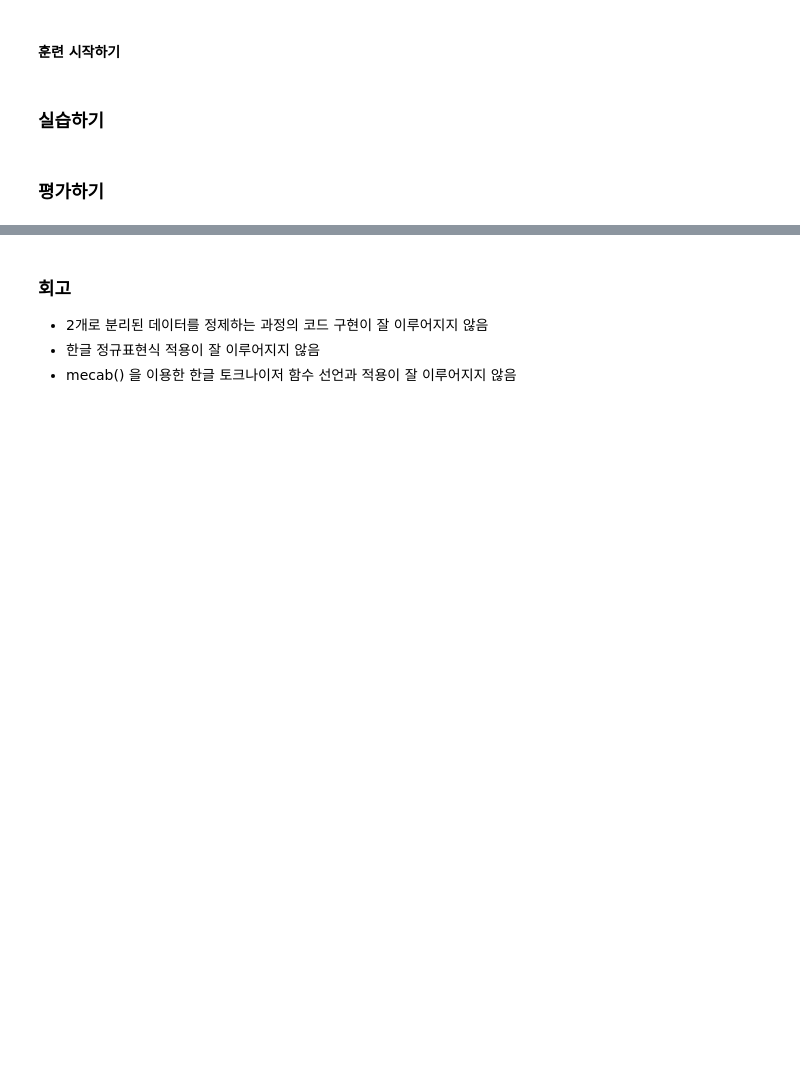
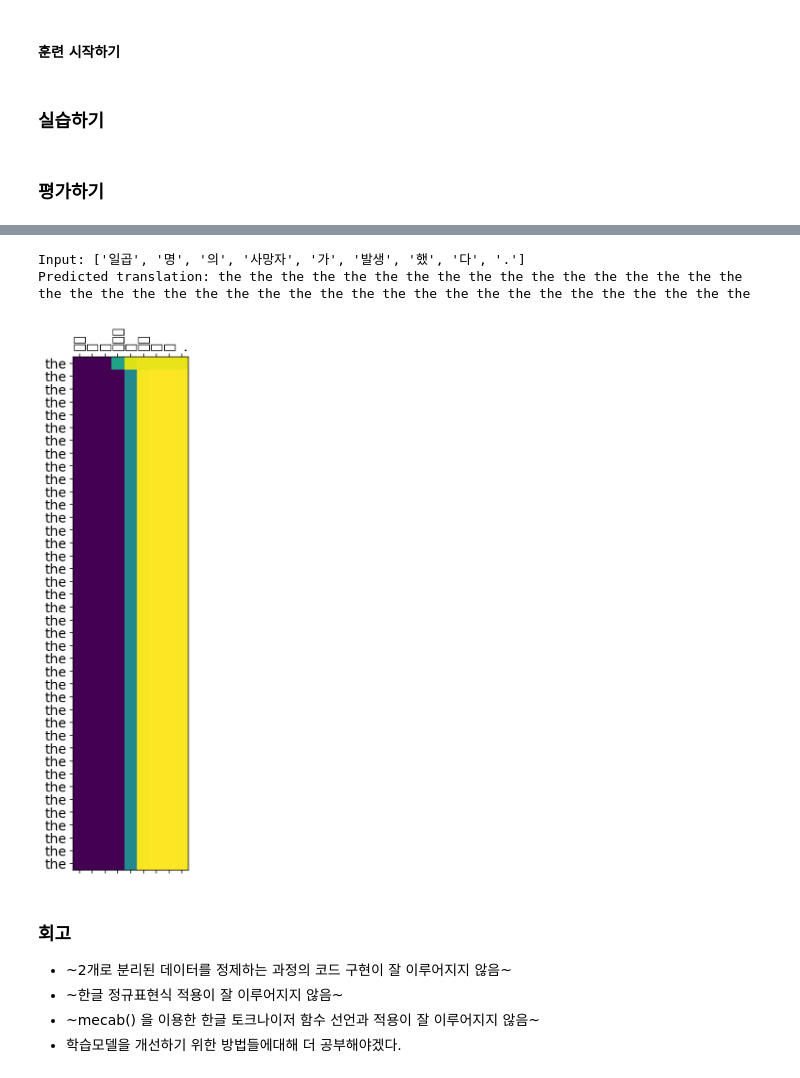
Before and after one commit to ixxxxu/deep_nlp, a Jupyter notebook: s2s_translation/s2s_translation.ipynb, the cells around one changed output, grey strips where cells are left out. Drawn from its saved outputs; the diff is of its cells as text; code cells hidden in the pictures; blank space fills up the shorter version.

```diff
--- a/s2s_translation/s2s_translation.ipynb
+++ b/s2s_translation/s2s_translation.ipynb
@@ -531,5 +716,12 @@ Predicted translation: puedo tomar un poco caf ? <end>
+# %%
+translate("일곱 명의 사망자가 발생했다.", encoder, decoder)
+# %% [output]
+Input: ['일곱', '명', '의', '사망자', '가', '발생', '했', '다', '.']
+Predicted translation: the the the the the the the the the the the the the the the the the the the the the the the the the the the the the the the the the the the the the the the the
+[figure, added]
 # %% [markdown]
 ### 회고
-- 2개로 분리된 데이터를 정제하는 과정의 코드 구현이 잘 이루어지지 않음
-- 한글 정규표현식 적용이 잘 이루어지지 않음
-- mecab() 을 이용한 한글 토크나이저 함수 선언과 적용이 잘 이루어지지 않음
+- ~2개로 분리된 데이터를 정제하는 과정의 코드 구현이 잘 이루어지지 않음~
+- ~한글 정규표현식 적용이 잘 이루어지지 않음~
+- ~mecab() 을 이용한 한글 토크나이저 함수 선언과 적용이 잘 이루어지지 않음~
+- 학습모델을 개선하기 위한 방법들에대해 더 공부해야겠다.
```
Also changed, not shown: parts of 34 cells of this notebook.
